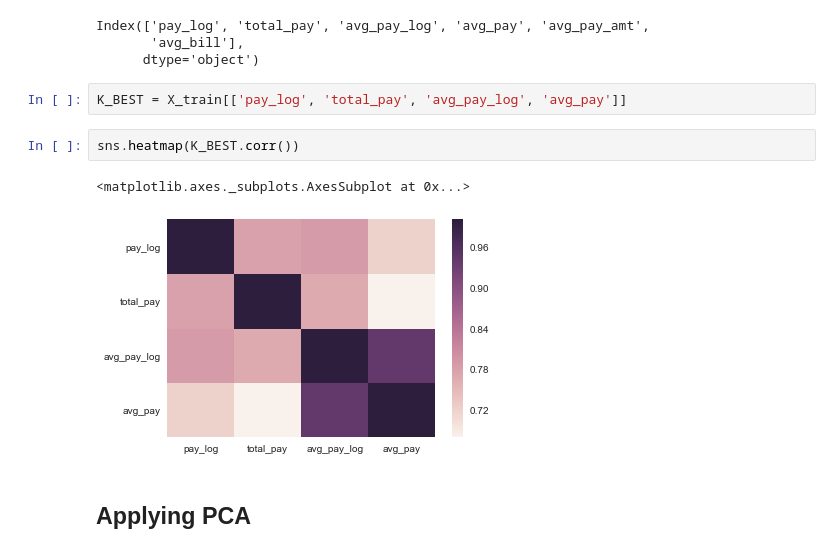
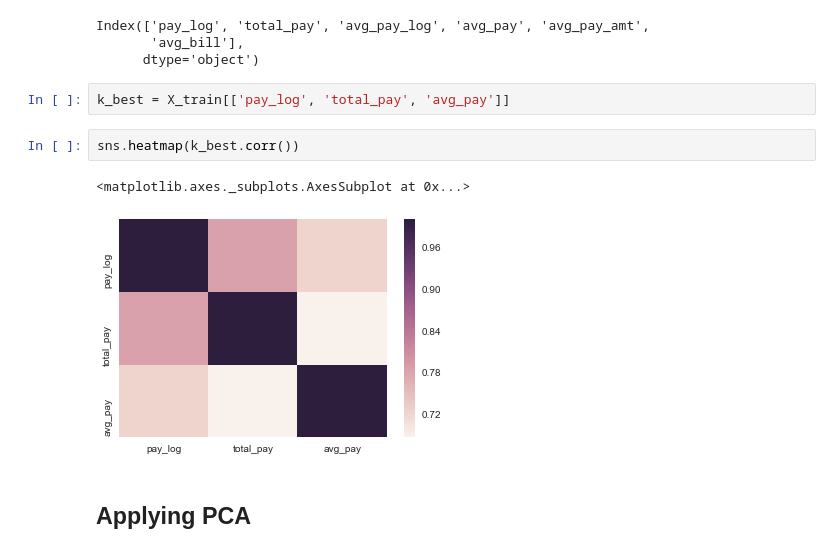
Before and after one commit to etallen127/CreditDefault, a Jupyter notebook: credit_default.ipynb, the cells around one changed output. Cells and saved outputs as stored; diff of their text form.

```diff
--- a/credit_default.ipynb
+++ b/credit_default.ipynb
@@ -356,12 +344,12 @@ Index(['pay_log', 'total_pay', 'avg_pay_log', 'avg_pay', 'avg_pay_amt',
        'avg_bill'],
       dtype='object')
 # %%
-K_BEST = X_train[['pay_log', 'total_pay', 'avg_pay_log', 'avg_pay']]
+k_best = X_train[['pay_log', 'total_pay', 'avg_pay']]
 # %%
-sns.heatmap(K_BEST.corr())
+sns.heatmap(k_best.corr())
 # %% [output]
 <matplotlib.axes._subplots.AxesSubplot at 0x...>
-[figure, old version]
+[figure, new version]
 # %% [markdown]
 ## Applying PCA
 # %%
```
Also changed, not shown: parts of 66 cells of this notebook.
